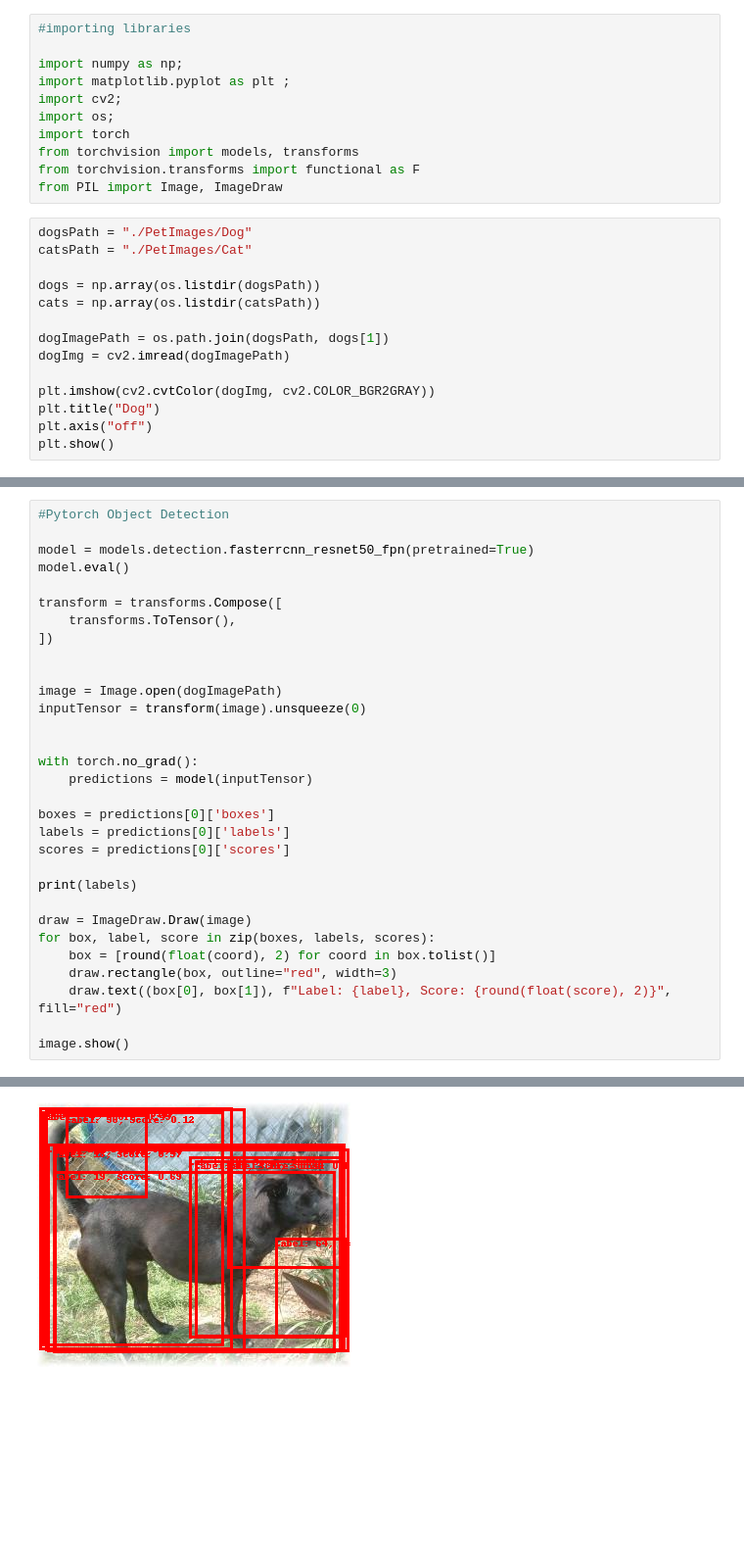
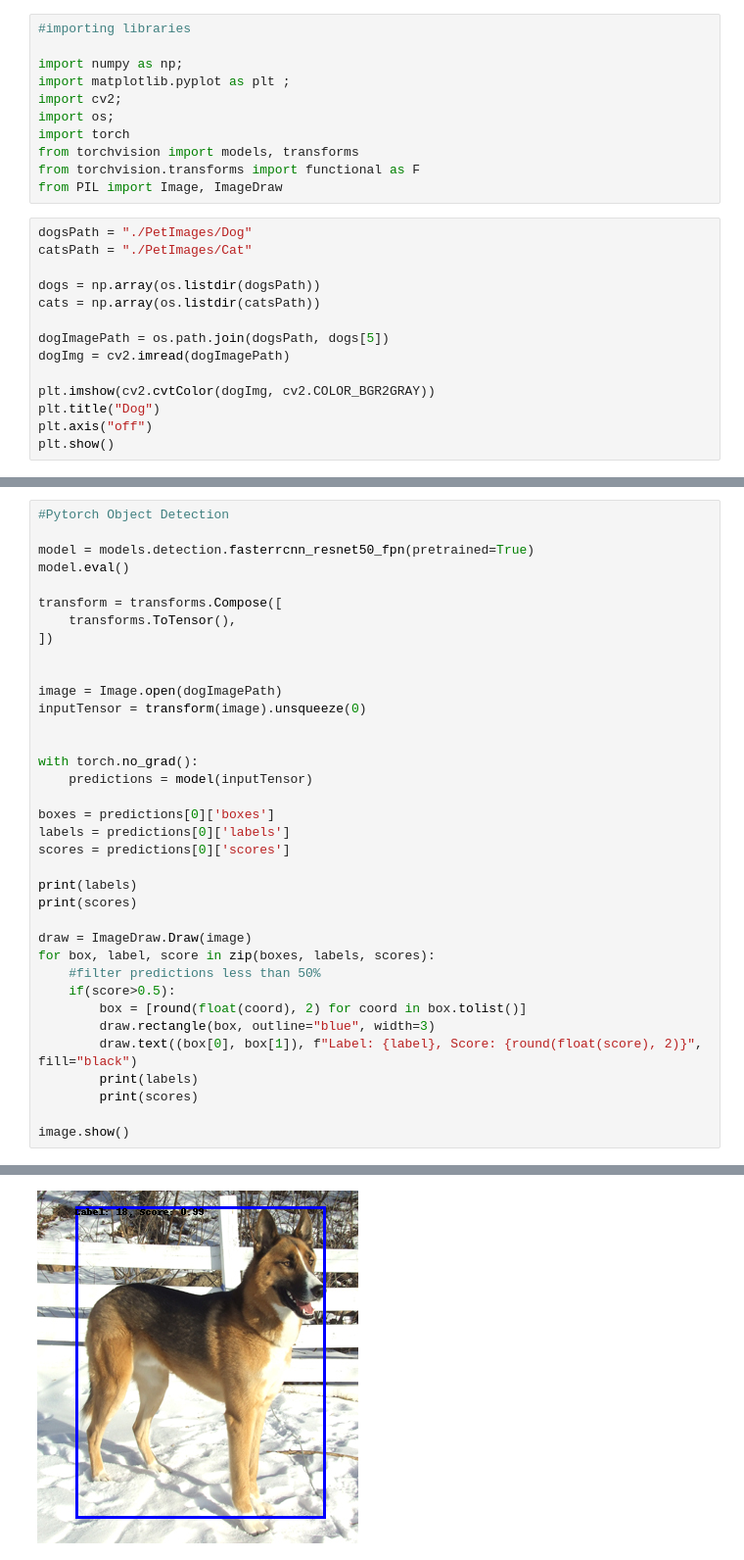
Before and after one commit to ShambareK/Computer-Vision, a Jupyter notebook: object-detection.ipynb, the cells around one changed output, grey strips where cells are left out. Shown at 98% size. Drawn from its saved outputs; the diff is of its cells as text; blank space fills up the shorter version.

```diff
--- a/object-detection.ipynb
+++ b/object-detection.ipynb
@@ -18,7 +18,7 @@ catsPath = "./PetImages/Cat"
 dogs = np.array(os.listdir(dogsPath))
 cats = np.array(os.listdir(catsPath))
 
-dogImagePath = os.path.join(dogsPath, dogs[1])
+dogImagePath = os.path.join(dogsPath, dogs[5])
 dogImg = cv2.imread(dogImagePath)
 
 plt.imshow(cv2.cvtColor(dogImg, cv2.COLOR_BGR2GRAY))
@@ -50,12 +50,17 @@ labels = predictions[0]['labels']
 scores = predictions[0]['scores']
 
 print(labels)
+print(scores)
 
 draw = ImageDraw.Draw(image)
 for box, label, score in zip(boxes, labels, scores):
-    box = [round(float(coord), 2) for coord in box.tolist()]
-    draw.rectangle(box, outline="red", width=3)
-    draw.text((box[0], box[1]), f"Label: {label}, Score: {round(float(score), 2)}", fill="red")
+    #filter predictions less than 50%
+    if(score>0.5):
+        box = [round(float(coord), 2) for coord in box.tolist()]
+        draw.rectangle(box, outline="blue", width=3)
+        draw.text((box[0], box[1]), f"Label: {label}, Score: {round(float(score), 2)}", fill="black")
+        print(labels)
+        print(scores)
 
 image.show()
 # %% [output]
@@ -63 +71 @@ tensor([19, 18, 24, 16, 64, 20, 21, 90, 19, 25, 16, 18, 16])
-[figure, old version]
+[figure, new version]
```
Also changed, not shown: parts of 3 cells of this notebook.
